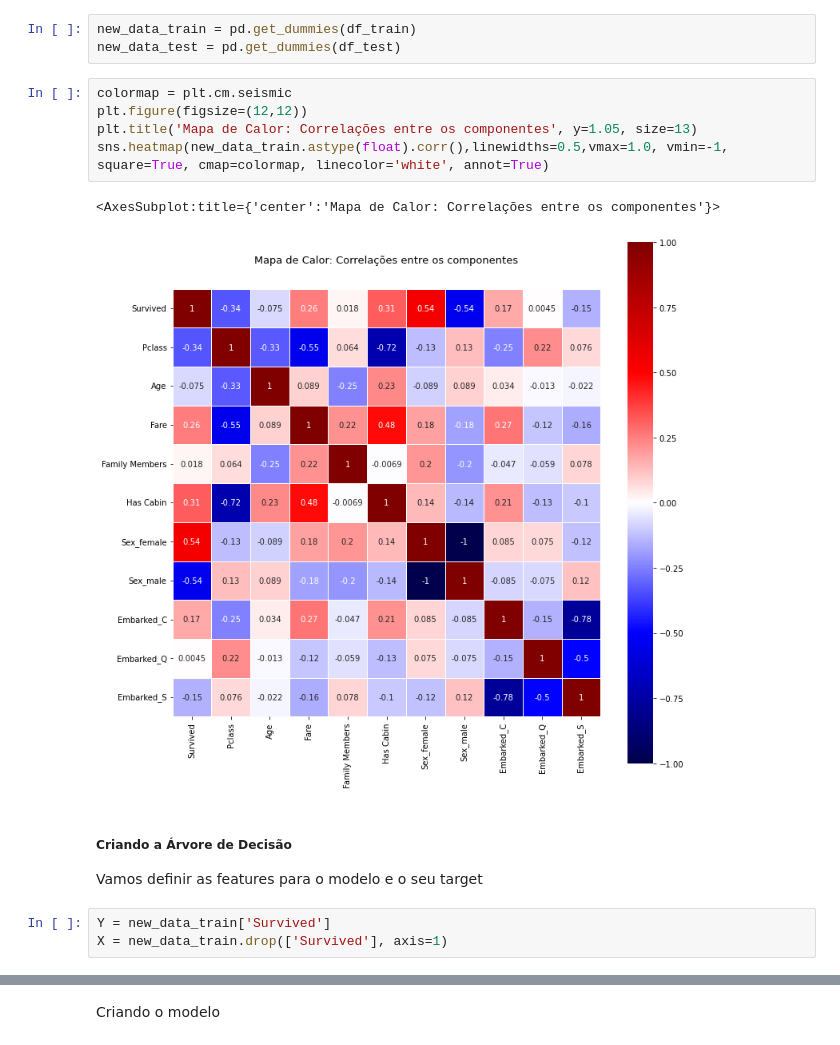
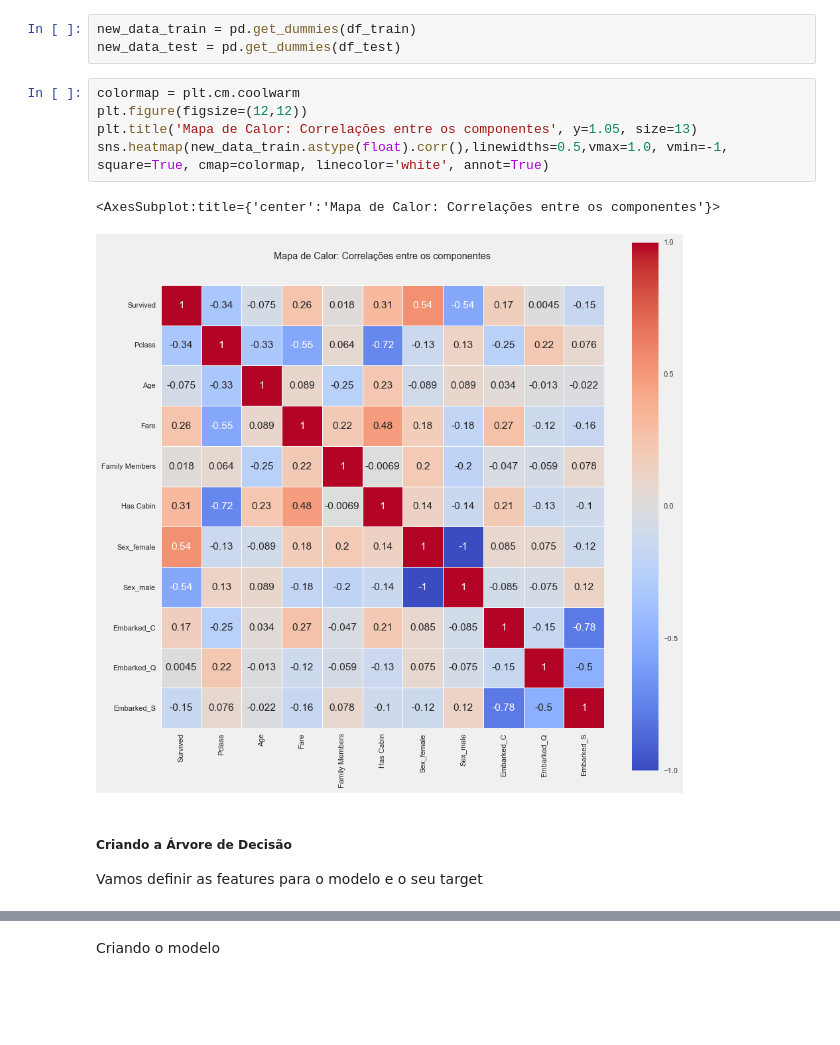
Before and after one commit to ahpqmiranda/dasboards, a Jupyter notebook: data/titanic decision tree/titanic decision tree.ipynb, the cells around one changed output, grey strips where cells are left out. Cells and saved outputs as stored; diff of their text form; blank space fills up the shorter version.

```diff
--- a/data/titanic decision tree/titanic decision tree.ipynb
+++ b/data/titanic decision tree/titanic decision tree.ipynb
@@ -114,16 +135,13 @@ nulos_df
 new_data_train = pd.get_dummies(df_train)
 new_data_test = pd.get_dummies(df_test)
 # %%
-colormap = plt.cm.seismic
+colormap = plt.cm.coolwarm
 plt.figure(figsize=(12,12))
 plt.title('Mapa de Calor: Correlações entre os componentes', y=1.05, size=13)
 sns.heatmap(new_data_train.astype(float).corr(),linewidths=0.5,vmax=1.0, vmin=-1, square=True, cmap=colormap, linecolor='white', annot=True)
 # %% [output]
 <AxesSubplot:title={'center':'Mapa de Calor: Correlações entre os componentes'}>
-[figure, old version]
+[figure, new version]
 # %% [markdown]
 ##### Criando a Árvore de Decisão
 Vamos definir as features para o modelo e o seu target
-# %%
-Y = new_data_train['Survived']
-X = new_data_train.drop(['Survived'], axis=1)
```
Also changed, not shown: parts of 10 cells of this notebook.
